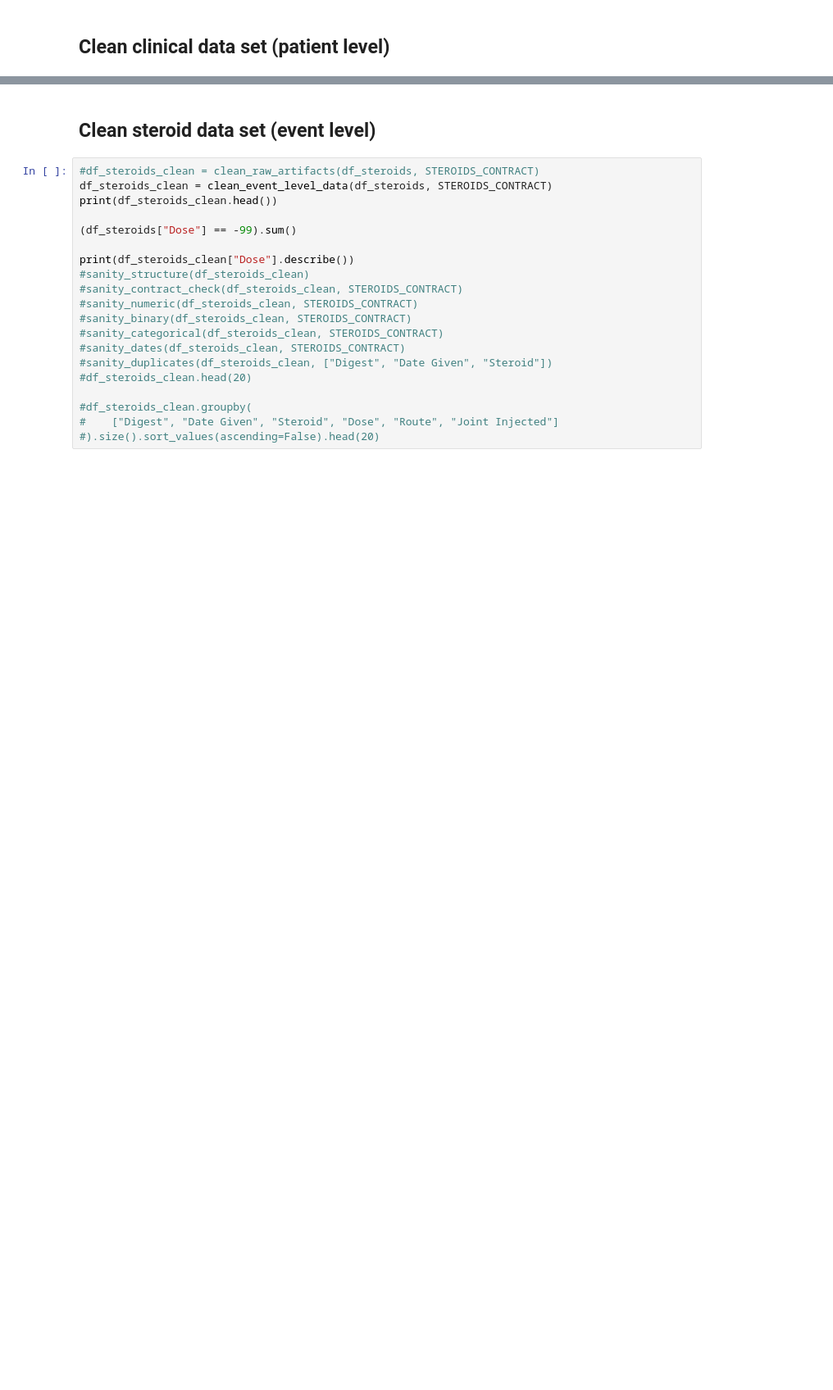
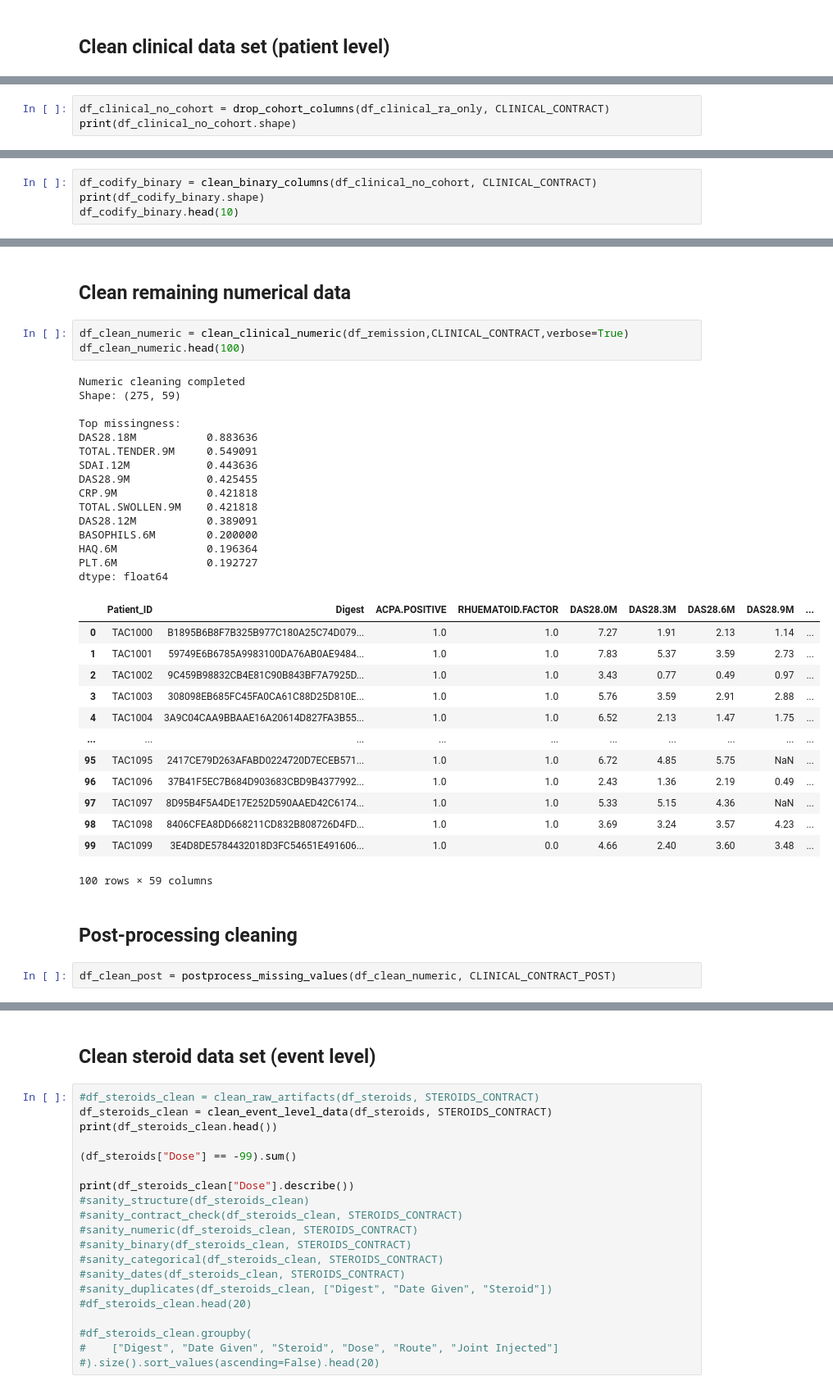
Before and after one commit to Roman0-5/RA-Map-EDA, a Jupyter notebook: notebooks/preprocessing/02_clinical_preprocessing.ipynb, the cells around one changed output, grey strips where cells are left out. Shown at 82% size. Drawn from its saved outputs; the diff is of its cells as text; blank space fills up the shorter version.

```diff
--- a/notebooks/preprocessing/02_clinical_preprocessing.ipynb
+++ b/notebooks/preprocessing/02_clinical_preprocessing.ipynb
@@ -236,0 +237,3 @@ Digest: unique=275, nulls=0
+# %%
+df_clinical_no_cohort = drop_cohort_columns(df_clinical_ra_only, CLINICAL_CONTRACT)
+print(df_clinical_no_cohort.shape)
@@ -236,0 +250,4 @@ Digest: unique=275, nulls=0
+# %%
+df_codify_binary = clean_binary_columns(df_clinical_no_cohort, CLINICAL_CONTRACT)
+print(df_codify_binary.shape)
+df_codify_binary.head(10)
@@ -236,0 +314,38 @@ Digest: unique=275, nulls=0
+# %% [markdown]
+## Clean remaining numerical data
+# %%
+df_clean_numeric = clean_clinical_numeric(df_remission,CLINICAL_CONTRACT,verbose=True)
+df_clean_numeric.head(100)
+# %% [output]
+Numeric cleaning completed
+Shape: (275, 59)
+
+Top missingness:
+DAS28.18M           0.883636
+TOTAL.TENDER.9M     0.549091
+SDAI.12M            0.443636
+DAS28.9M            0.425455
+CRP.9M              0.421818
+TOTAL.SWOLLEN.9M    0.421818
+DAS28.12M           0.389091
+BASOPHILS.6M        0.200000
+HAQ.6M              0.196364
+PLT.6M              0.192727
+dtype: float64
+|  | Patient_ID | Digest | ACPA.POSITIVE | RHUEMATOID.FACTOR | DAS28.0M | DAS28.3M | DAS28.6M | DAS28.9M | ... |
+| 0 | TAC1000 | B1895B6B8F7B325B977C180A25C74D079... | 1.0 | 1.0 | 7.27 | 1.91 | 2.13 | 1.14 | ... |
+| 1 | TAC1001 | 59749E6B6785A9983100DA76AB0AE9484... | 1.0 | 1.0 | 7.83 | 5.37 | 3.59 | 2.73 | ... |
+| 2 | TAC1002 | 9C459B98832CB4E81C90B843BF7A7925D... | 1.0 | 1.0 | 3.43 | 0.77 | 0.49 | 0.97 | ... |
+| 3 | TAC1003 | 308098EB685FC45FA0CA61C88D25D810E... | 1.0 | 1.0 | 5.76 | 3.59 | 2.91 | 2.88 | ... |
+| 4 | TAC1004 | 3A9C04CAA9BBAAE16A20614D827FA3B55... | 1.0 | 1.0 | 6.52 | 2.13 | 1.47 | 1.75 | ... |
+| ... | ... | ... | ... | ... | ... | ... | ... | ... | ... |
+| 95 | TAC1095 | 2417CE79D263AFABD0224720D7ECEB571... | 1.0 | 1.0 | 6.72 | 4.85 | 5.75 | NaN | ... |
+| 96 | TAC1096 | 37B41F5EC7B684D903683CBD9B4377992... | 1.0 | 1.0 | 2.43 | 1.36 | 2.19 | 0.49 | ... |
+| 97 | TAC1097 | 8D95B4F5A4DE17E252D590AAED42C6174... | 1.0 | 1.0 | 5.33 | 5.15 | 4.36 | NaN | ... |
+| 98 | TAC1098 | 8406CFEA8DD668211CD832B808726D4FD... | 1.0 | 1.0 | 3.69 | 3.24 | 3.57 | 4.23 | ... |
+| 99 | TAC1099 | 3E4D8DE5784432018D3FC54651E491606... | 1.0 | 0.0 | 4.66 | 2.40 | 3.60 | 3.48 | ... |
+100 rows × 59 columns
+# %% [markdown]
+## Post-processing cleaning
+# %%
+df_clean_post = postprocess_missing_values(df_clean_numeric, CLINICAL_CONTRACT_POST)
```
Also changed, not shown: parts of 33 cells of this notebook, 33 other files.
